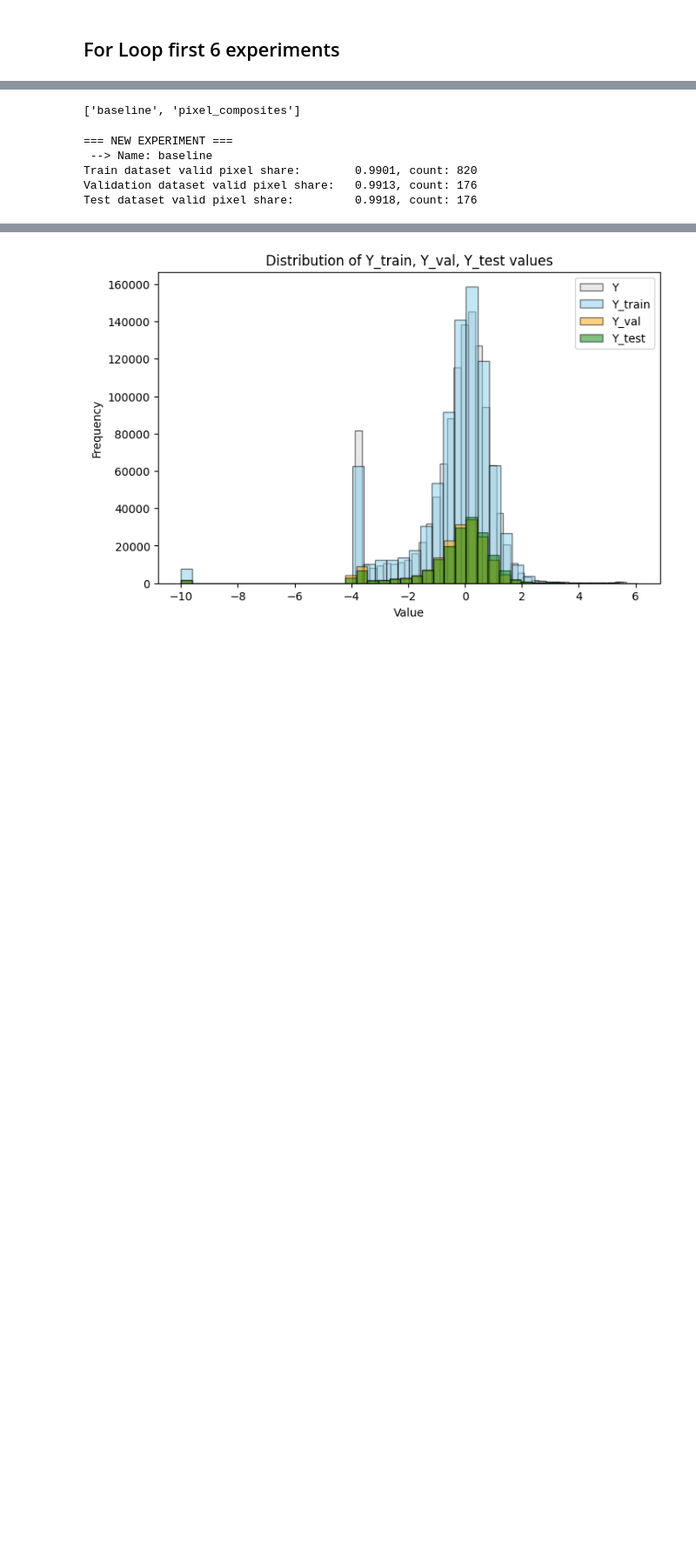
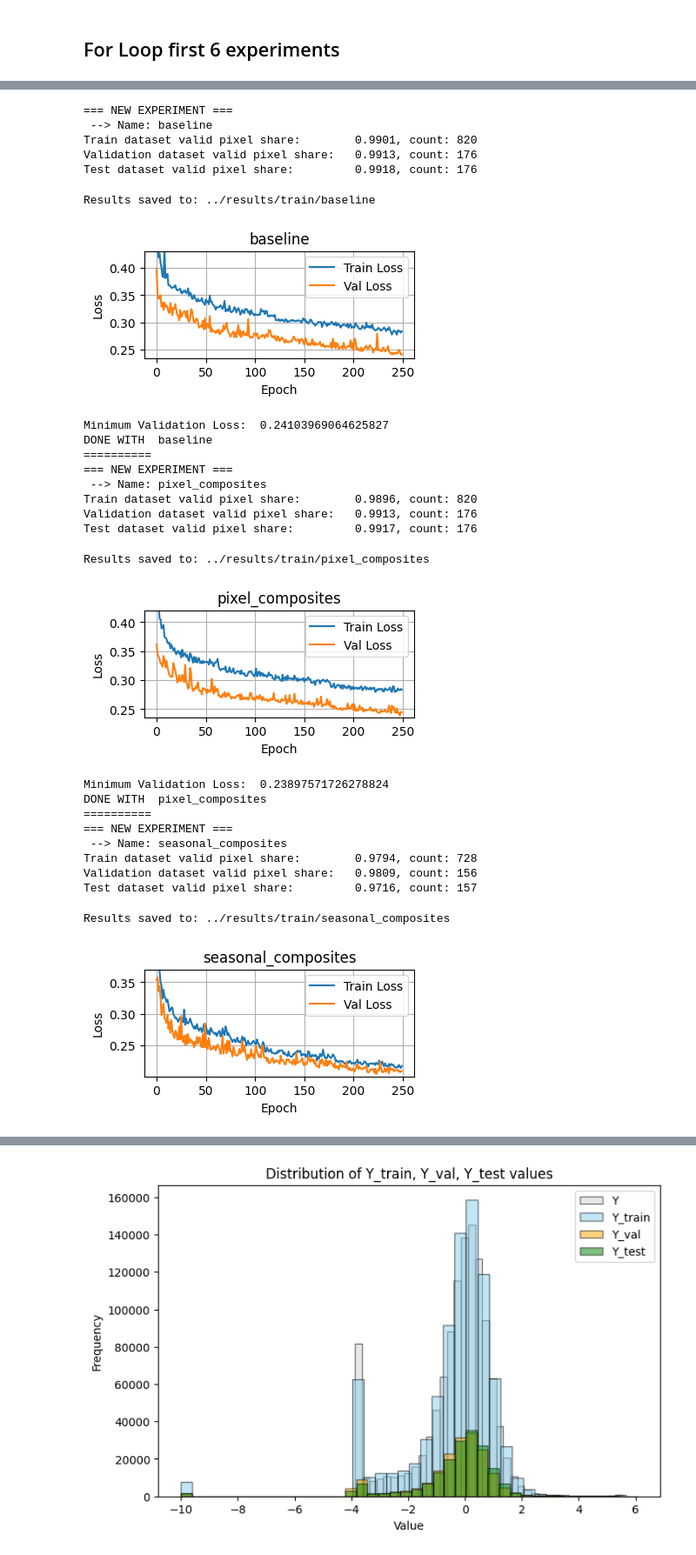
Before and after one commit to fizz-x/TreeHeads, a Jupyter notebook: src/run_main.ipynb, the cells around one changed output, grey strips where cells are left out. Shown at 87% size. Saved outputs shown, nothing was run; the diff lists cells and outputs as text; code cells hidden in the pictures; blank space fills up the shorter version.

```diff
--- a/src/run_main.ipynb
+++ b/src/run_main.ipynb
@@ -51,7 +57,3 @@ joint_normparams = normparams['chm']['_111']
-# %%
-experiment_names
-# %% [output]
-['baseline', 'pixel_composites']
 # %%
 for exp_name in experiment_names:
 
@@ -66,31 +68,53 @@ for exp_name in experiment_names:
 
     # Syntax: X_train, X_val, X_test, y_train, y_val, y_test
     train_dataset = md.S2CanopyHeightDataset(X_train, Y_train)
     val_dataset = md.S2CanopyHeightDataset(X_val, Y_val)
     test_dataset = md.S2CanopyHeightDataset(X_test, Y_test)
 
     train_loader = md.DataLoader(train_dataset, batch_size=global_config['batch_size'], shuffle=True)
     val_loader = md.DataLoader(val_dataset, batch_size=global_config['batch_size'])
     test_loader = md.DataLoader(test_dataset, batch_size=global_config['batch_size'])
     print(f"Train dataset valid pixel share: \t{train_dataset.validshare():.4f}, count: {len(train_dataset)}")
     print(f"Validation dataset valid pixel share: \t{val_dataset.validshare():.4f}, count: {len(val_dataset)}")
     print(f"Test dataset valid pixel share: \t{test_dataset.validshare():.4f}, count: {len(test_dataset)}")
 
-    break
+
     # build model depending on in out channels, defined by the dataloaders
     model = md.build_unet(in_channels=X[0].shape[0], out_channels=Y[0].shape[0])
     #train model depending on config.
     model, logs = md.train_model(model, train_loader, val_loader, cfg, md.global_config)
 
     md.save_results(model, val_loader, test_loader, joint_normparams, logs, cfg)
 
     eval.plot_val_loss(logs['train_loss'],logs['val_loss'], title=exp_name)
     print("Minimum Validation Loss: ", min(logs['val_loss']))
     print("DONE WITH ", exp_name)
     print("==========")
 # %% [output]
 === NEW EXPERIMENT ===
  --> Name: baseline
 Train dataset valid pixel share:        0.9901, count: 820
 Validation dataset valid pixel share:   0.9913, count: 176
 Test dataset valid pixel share:         0.9918, count: 176
+Results saved to: ../results/train/baseline
+[figure, added]
+Minimum Validation Loss:  0.24103969064625827
+DONE WITH  baseline
+==========
+=== NEW EXPERIMENT ===
+ --> Name: pixel_composites
+Train dataset valid pixel share:        0.9896, count: 820
+Validation dataset valid pixel share:   0.9913, count: 176
+Test dataset valid pixel share:         0.9917, count: 176
+Results saved to: ../results/train/pixel_composites
+[figure, added]
+Minimum Validation Loss:  0.23897571726278824
+DONE WITH  pixel_composites
+==========
+=== NEW EXPERIMENT ===
+ --> Name: seasonal_composites
+Train dataset valid pixel share:        0.9794, count: 728
+Validation dataset valid pixel share:   0.9809, count: 156
+Test dataset valid pixel share:         0.9716, count: 157
+Results saved to: ../results/train/seasonal_composites
+[figure, added]
```
Also changed, not shown: parts of 14 cells of this notebook, 4 other files.
